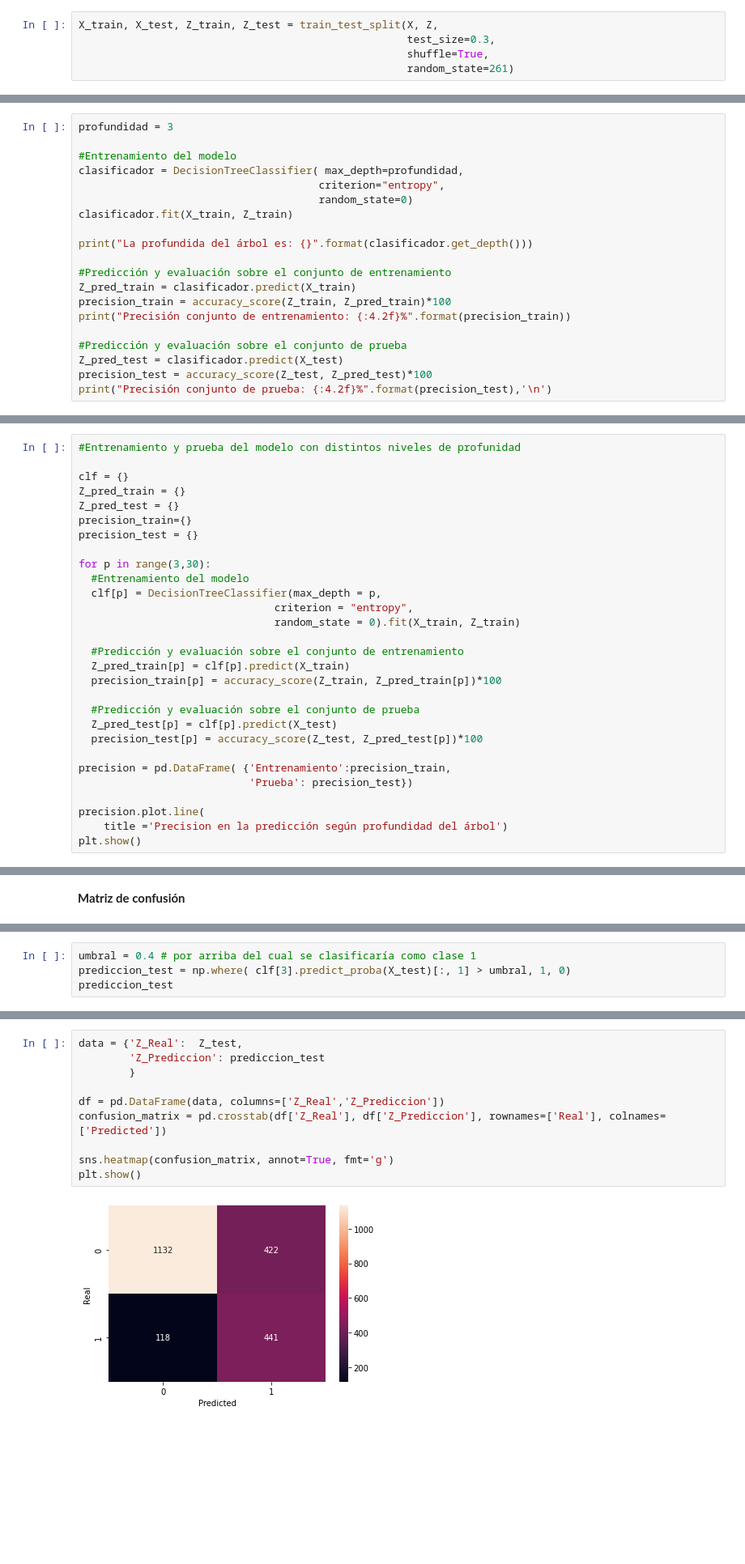
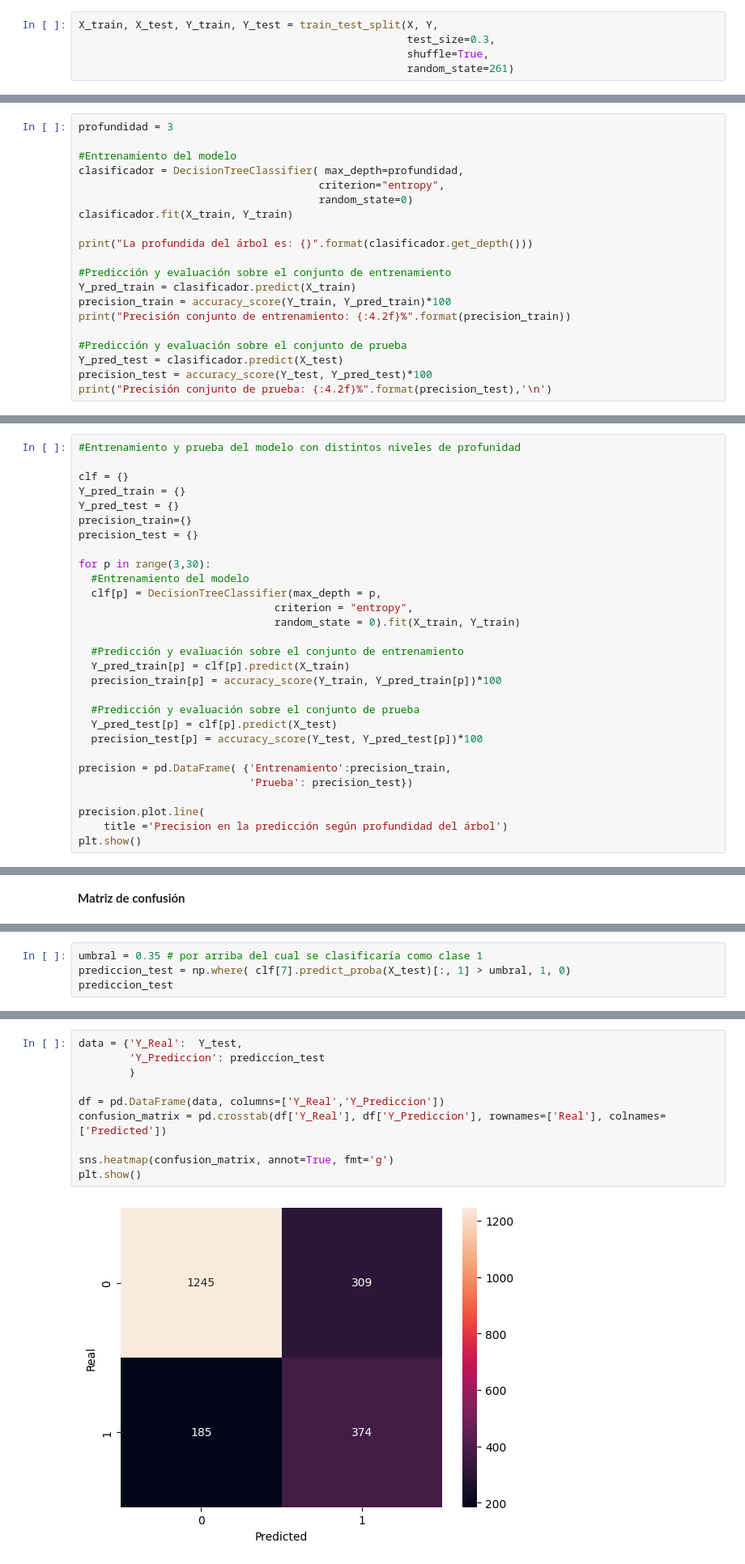
Before and after one commit to Jasmar9/ClasificadorClientesTelecom, a Jupyter notebook: Notebooks/ClasificadorClientesEmpresaTelecom_Churn.ipynb, the cells around one changed output, grey strips where cells are left out. Shown at 81% size. Cells and saved outputs as stored; diff of their text form; blank space fills up the shorter version.

```diff
--- a/Notebooks/ClasificadorClientesEmpresaTelecom_Churn.ipynb
+++ b/Notebooks/ClasificadorClientesEmpresaTelecom_Churn.ipynb
@@ -368,6 +437,6 @@ Z = df['Churn']
 X = df.drop('Churn', axis=1)
 # %%
-X_train, X_test, Z_train, Z_test = train_test_split(X, Z,
+X_train, X_test, Y_train, Y_test = train_test_split(X, Y,
                                                     test_size=0.3,
                                                     shuffle=True,
                                                     random_state=261)
@@ -401,18 +494,18 @@ profundidad = 3
 clasificador = DecisionTreeClassifier( max_depth=profundidad,
                                       criterion="entropy",
                                       random_state=0)
-clasificador.fit(X_train, Z_train)
+clasificador.fit(X_train, Y_train)
 
 print("La profundida del árbol es: {}".format(clasificador.get_depth()))
 
 #Predicción y evaluación sobre el conjunto de entrenamiento
-Z_pred_train = clasificador.predict(X_train)
-precision_train = accuracy_score(Z_train, Z_pred_train)*100
+Y_pred_train = clasificador.predict(X_train)
+precision_train = accuracy_score(Y_train, Y_pred_train)*100
 print("Precisión conjunto de entrenamiento: {:4.2f}%".format(precision_train))
 
 #Predicción y evaluación sobre el conjunto de prueba
-Z_pred_test = clasificador.predict(X_test)
-precision_test = accuracy_score(Z_test, Z_pred_test)*100
+Y_pred_test = clasificador.predict(X_test)
+precision_test = accuracy_score(Y_test, Y_pred_test)*100
 print("Precisión conjunto de prueba: {:4.2f}%".format(precision_test),'\n')
 # %% [output]
 La profundida del árbol es: 3
@@ -422,8 +584,8 @@ Precisión conjunto de prueba: 78.94%
 #Entrenamiento y prueba del modelo con distintos niveles de profunidad
 
 clf = {}
-Z_pred_train = {}
-Z_pred_test = {}
+Y_pred_train = {}
+Y_pred_test = {}
 precision_train={}
 precision_test = {}
 
@@ -431,15 +593,15 @@ for p in range(3,30):
   #Entrenamiento del modelo
   clf[p] = DecisionTreeClassifier(max_depth = p,
                                criterion = "entropy",
-                               random_state = 0).fit(X_train, Z_train)
+                               random_state = 0).fit(X_train, Y_train)
 
   #Predicción y evaluación sobre el conjunto de entrenamiento
-  Z_pred_train[p] = clf[p].predict(X_train)
-  precision_train[p] = accuracy_score(Z_train, Z_pred_train[p])*100
+  Y_pred_train[p] = clf[p].predict(X_train)
+  precision_train[p] = accuracy_score(Y_train, Y_pred_train[p])*100
 
   #Predicción y evaluación sobre el conjunto de prueba
-  Z_pred_test[p] = clf[p].predict(X_test)
-  precision_test[p] = accuracy_score(Z_test, Z_pred_test[p])*100
+  Y_pred_test[p] = clf[p].predict(X_test)
+  precision_test[p] = accuracy_score(Y_test, Y_pred_test[p])*100
 
 precision = pd.DataFrame( {'Entrenamiento':precision_train,
                            'Prueba': precision_test})
@@ -522,5 +734,5 @@ print(clf[3].predict_proba(X_test))
 # %%
-umbral = 0.4 # por arriba del cual se clasificaría como clase 1
-prediccion_test = np.where( clf[3].predict_proba(X_test)[:, 1] > umbral, 1, 0)
+umbral = 0.35 # por arriba del cual se clasificaría como clase 1
+prediccion_test = np.where( clf[7].predict_proba(X_test)[:, 1] > umbral, 1, 0)
 prediccion_test
 # %% [output]
@@ -528,13 +740,13 @@ array([1, 0, 1, ..., 0, 0, 0])
 # %%
-data = {'Z_Real':  Z_test,
-        'Z_Prediccion': prediccion_test
+data = {'Y_Real':  Y_test,
+        'Y_Prediccion': prediccion_test
         }
 
-df = pd.DataFrame(data, columns=['Z_Real','Z_Prediccion'])
-confusion_matrix = pd.crosstab(df['Z_Real'], df['Z_Prediccion'], rownames=['Real'], colnames=['Predicted'])
+df = pd.DataFrame(data, columns=['Y_Real','Y_Prediccion'])
+confusion_matrix = pd.crosstab(df['Y_Real'], df['Y_Prediccion'], rownames=['Real'], colnames=['Predicted'])
 
 sns.heatmap(confusion_matrix, annot=True, fmt='g')
 plt.show()
 # %% [output]
-[figure, old version]
+[figure, new version]
 # %%
```
Also changed, not shown: parts of 31 cells of this notebook.
